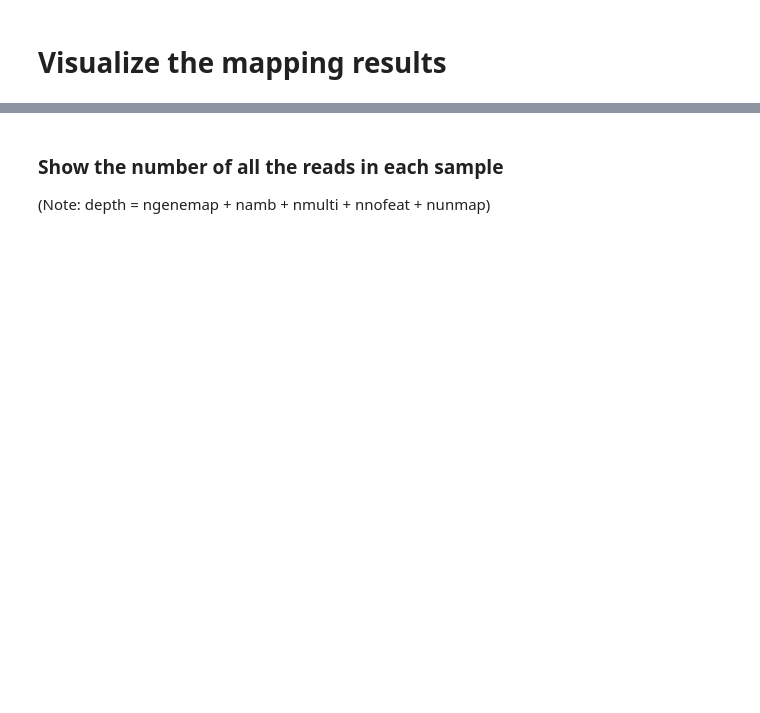
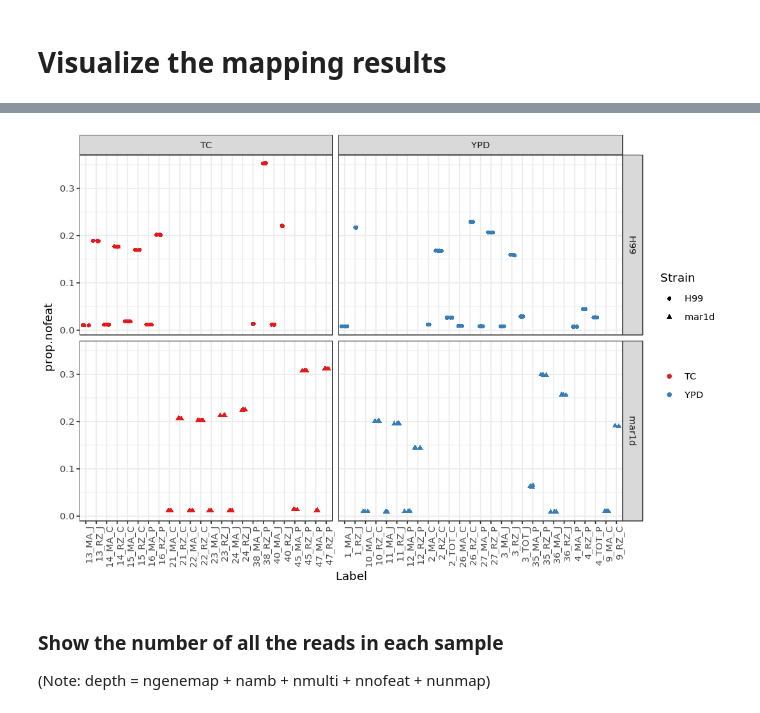
Before and after one commit to ofetad/HTS-notebooks, a Jupyter notebook: pilot/02_Plot_Counts.ipynb, the cells around one changed output, grey strips where cells are left out. Drawn from its saved outputs; the diff is of its cells as text; code cells hidden in the pictures; blank space fills up the shorter version.

```diff
--- a/pilot/02_Plot_Counts.ipynb
+++ b/pilot/02_Plot_Counts.ipynb
@@ -245,17 +266,19 @@ print(p2)
 # %%
 options(repr.plot.width = 9, repr.plot.height = 6)
 
 p3 <- ggplot(annomapres,
              aes(x = Label,
-                 y = prob.nofeat,
+                 y = prop.nofeat,
                  shape = Strain,
                  color = Media))+
         myfacet +
         mygeom +
         mytheme +
         mypal
 
 print(p3)
+# %% [output]
+[figure, added]
 # %% [markdown]
 ### Show the number of all the reads in each sample
 (Note: depth = ngenemap + namb + nmulti + nnofeat + nunmap)
```
Also changed, not shown: parts of 11 cells of this notebook.
